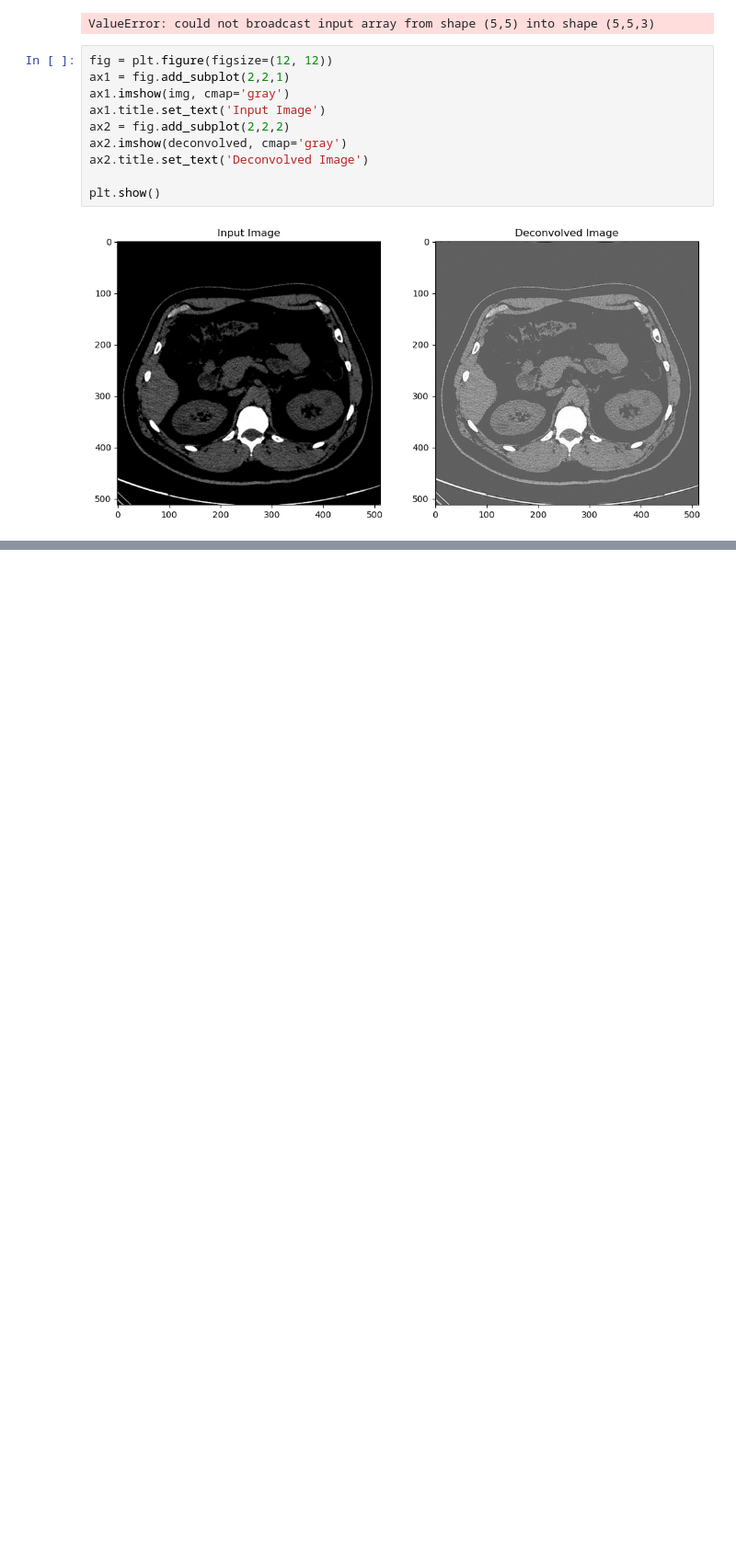
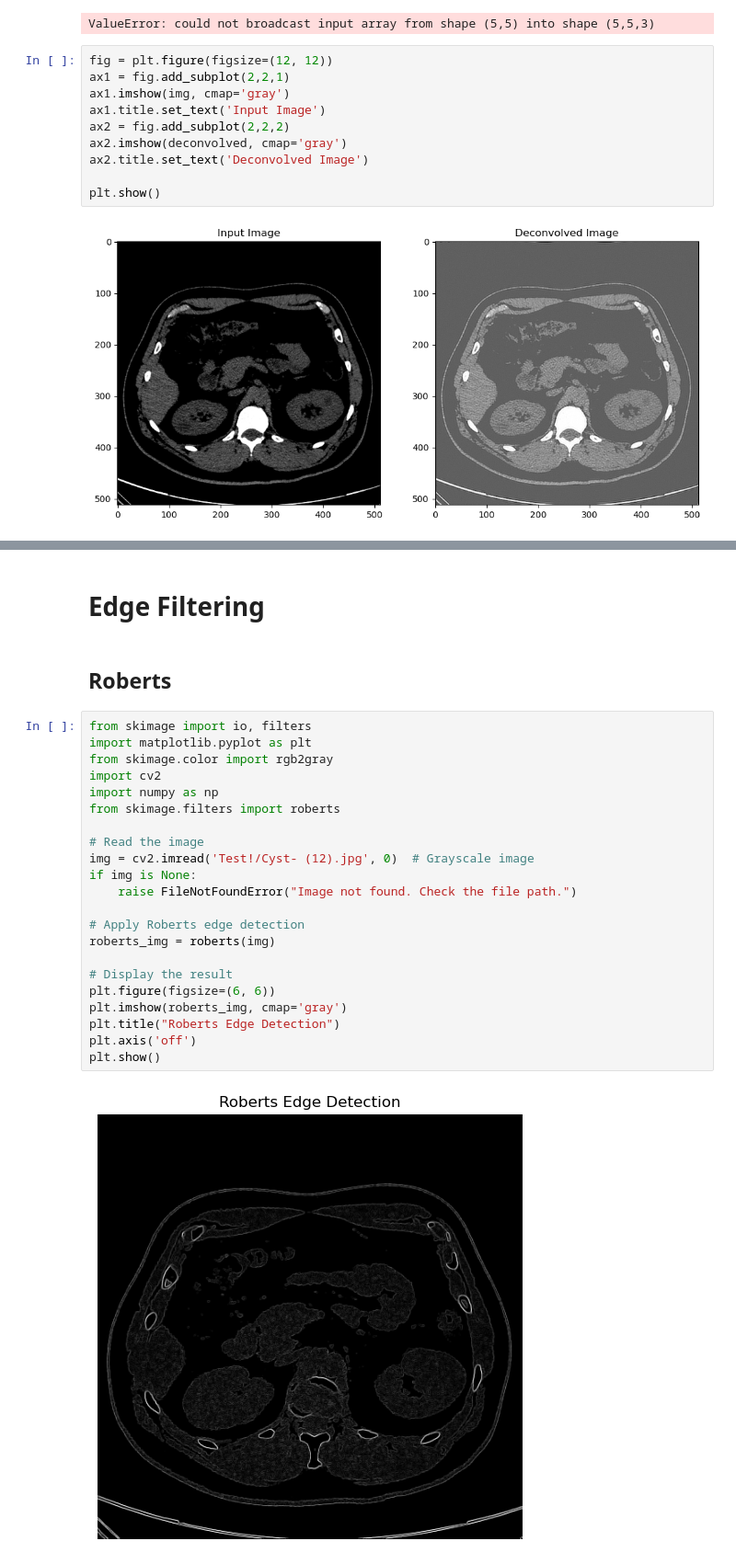
Before and after one commit to Shaon007/Image_PreProcessing, a Jupyter notebook: 24November.ipynb, the cells around one changed output, grey strips where cells are left out. Shown at 92% size. Drawn from its saved outputs; the diff is of its cells as text; blank space fills up the shorter version.

Commit message:
done some edge detection

```diff
--- a/24November.ipynb
+++ b/24November.ipynb
@@ -118,0 +130,28 @@ plt.show()
+# %% [markdown]
+# Edge Filtering
+# %% [markdown]
+## Roberts
+# %%
+from skimage import io, filters
+import matplotlib.pyplot as plt
+from skimage.color import rgb2gray
+import cv2
+import numpy as np
+from skimage.filters import roberts
+
+# Read the image
+img = cv2.imread('Test!/Cyst- (12).jpg', 0)  # Grayscale image
+if img is None:
+    raise FileNotFoundError("Image not found. Check the file path.")
+
+# Apply Roberts edge detection
+roberts_img = roberts(img)
+
+# Display the result
+plt.figure(figsize=(6, 6))
+plt.imshow(roberts_img, cmap='gray')
+plt.title("Roberts Edge Detection")
+plt.axis('off')
+plt.show()
+# %% [output]
+[figure, added]
```
Also changed, not shown: parts of 15 cells of this notebook, 1 other file.
